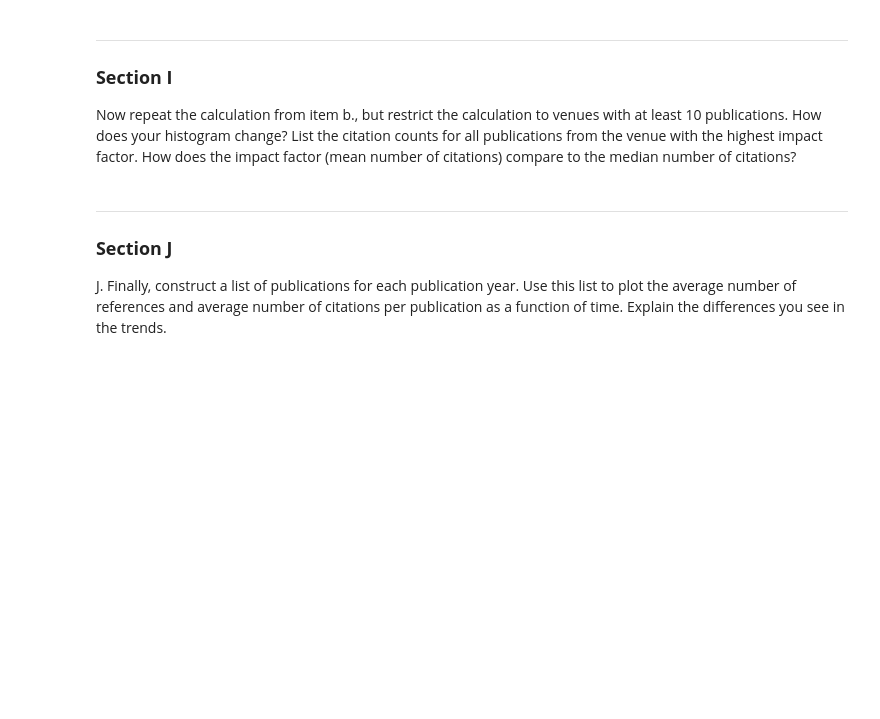
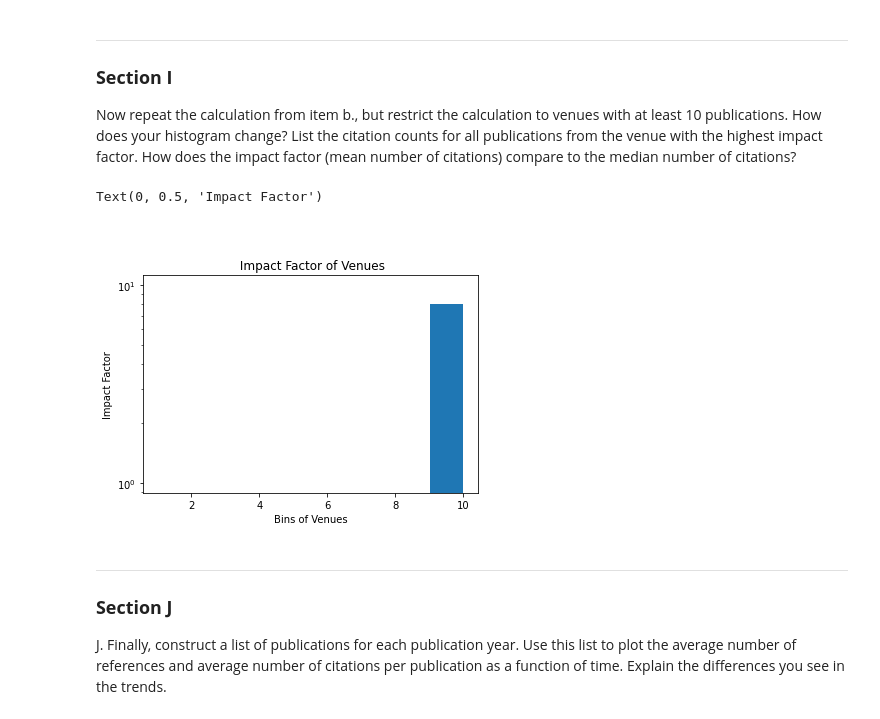
Before and after one commit to linyu3294/cs6220-data-minning-hw, a Jupyter notebook: cs6220_hw1.ipynb, the cells around one changed output. Saved outputs shown, nothing was run; the diff lists cells and outputs as text; code cells hidden in the pictures; blank space fills up the shorter version.

```diff
--- a/cs6220_hw1.ipynb
+++ b/cs6220_hw1.ipynb
@@ -512,33 +511,38 @@ How does the impact factor (mean number of citations) compare to the median numb
 import matplotlib.pyplot as plt
 import numpy as np
 
 impact_factor_per_venue_dict ={}
 
 cites_for_pubs_dict ={}
 cites_for_pubs_per_venue_dict ={}
 #
 
 
 for key in features.keys():
   citations = len(features.get(key)[3])
   venue = features.get(key)[2]
   # cites_for_pubs_per_venue_dict.get(key,0) += citations
   temp = cites_for_pubs_per_venue_dict.get(key, 0) + citations
   cites_for_pubs_per_venue_dict [venue] = temp
 
 for venue in pub_per_venue_dict.keys():
   if cites_for_pubs_per_venue_dict.get(venue) and pub_per_venue_dict.get(venue):
     impact_factor_per_venue_dict[venue] = cites_for_pubs_per_venue_dict.get(venue) / pub_per_venue_dict.get(venue)
 
 
+
 impact_factor_per_venue_list = list(impact_factor_per_venue_dict.values())
+impact_factor_per_venue_list = [i for i in impact_factor_per_venue_list if i >= 10]
 impact_factor_per_venue_array = np.array(impact_factor_per_venue_list)
 
 plt.hist(impact_factor_per_venue_array, [1,2,3,4,5,6,7,8,9,10], rwidth = 0.95)
 plt.title ('\n\n Impact Factor of Venues')
 plt.xlabel('Bins of Venues')
 plt.yscale('log')
 plt.ylabel('Impact Factor')
+# %% [output]
+Text(0, 0.5, 'Impact Factor')
+[figure, added]
 # %% [markdown]
 ---
 ### **Section J**
```
Also changed, not shown: parts of 5 cells of this notebook.
